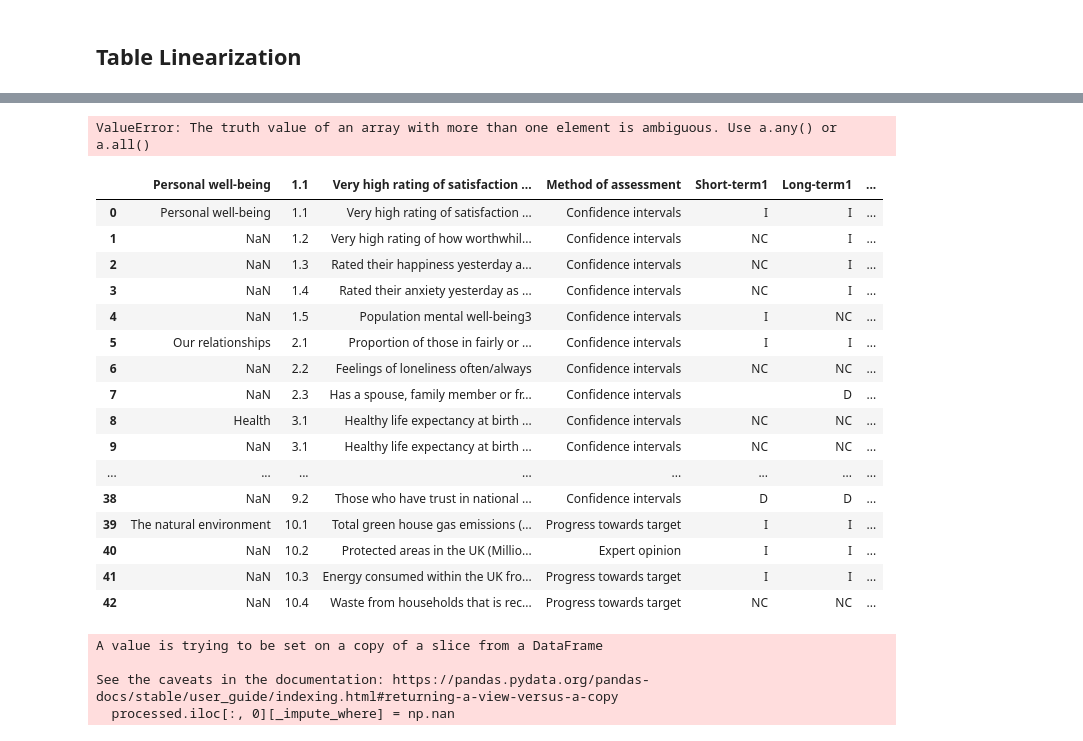
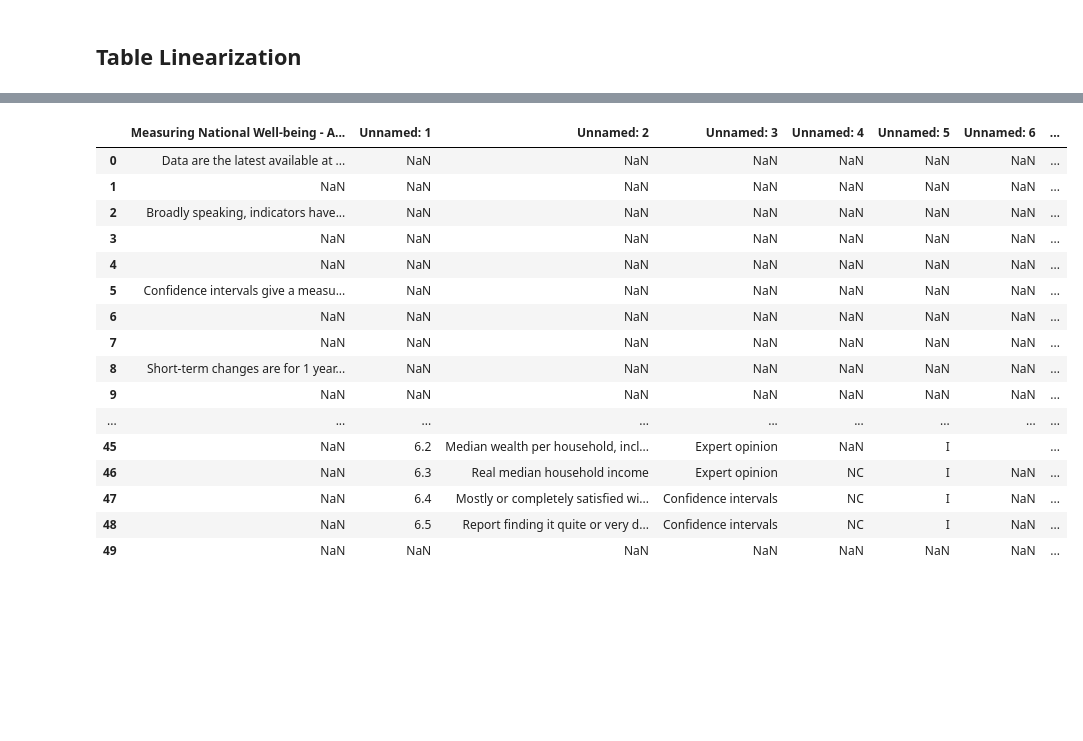
Before and after one commit to pafitis/thesis, a Jupyter notebook: table_linearizer.ipynb, the cells around one changed output, grey strips where cells are left out. Drawn from its saved outputs; the diff is of its cells as text; code cells hidden in the pictures; blank space fills up the shorter version.

```diff
--- a/table_linearizer.ipynb
+++ b/table_linearizer.ipynb
@@ -259,5 +258,0 @@ processed.iloc[0] = processed.iloc[0].ffill()
-# %%
-import numpy as np
-np.array(processed.iloc[:, 0].values == '' or np.isnan).any()
-# %% [output]
-ValueError: The truth value of an array with more than one element is ambiguous. Use a.any() or a.all()
@@ -266,27 +259,20 @@ _impute_where = (processed.iloc[:, 0].values == '')
-# %%
-processed
-# %% [output]
-|  | Personal well-being | 1.1 | Very high rating of satisfaction ... | Method of assessment | Short-term1 | Long-term1 | ... |
-| 0 | Personal well-being | 1.1 | Very high rating of satisfaction ... | Confidence intervals | I | I | ... |
-| 1 | NaN | 1.2 | Very high rating of how worthwhil... | Confidence intervals | NC | I | ... |
-| 2 | NaN | 1.3 | Rated their happiness yesterday a... | Confidence intervals | NC | I | ... |
-| 3 | NaN | 1.4 | Rated their anxiety yesterday as ... | Confidence intervals | NC | I | ... |
-| 4 | NaN | 1.5 | Population mental well-being3 | Confidence intervals | I | NC | ... |
-| 5 | Our relationships | 2.1 | Proportion of those in fairly or ... | Confidence intervals | I | I | ... |
-| 6 | NaN | 2.2 | Feelings of loneliness often/always | Confidence intervals | NC | NC | ... |
-| 7 | NaN | 2.3 | Has a spouse, family member or fr... | Confidence intervals |  | D | ... |
-| 8 | Health | 3.1 | Healthy life expectancy at birth ... | Confidence intervals | NC | NC | ... |
-| 9 | NaN | 3.1 | Healthy life expectancy at birth ... | Confidence intervals | NC | NC | ... |
-| ... | ... | ... | ... | ... | ... | ... | ... |
-| 38 | NaN | 9.2 | Those who have trust in national ... | Confidence intervals | D | D | ... |
-| 39 | The natural environment | 10.1 | Total green house gas emissions (... | Progress towards target | I | I | ... |
-| 40 | NaN | 10.2 | Protected areas in the UK (Millio... | Expert opinion | I | I | ... |
-| 41 | NaN | 10.3 | Energy consumed within the UK fro... | Progress towards target | I | I | ... |
-| 42 | NaN | 10.4 | Waste from households that is rec... | Progress towards target | NC | NC | ... |
-# %%
-processed.iloc[:, 0][_impute_where] = np.nan
-# %% [output]
-A value is trying to be set on a copy of a slice from a DataFrame
-
-See the caveats in the documentation: https://pandas.pydata.org/pandas-docs/stable/user_guide/indexing.html#returning-a-view-versus-a-copy
-  processed.iloc[:, 0][_impute_where] = np.nan
+# %%
+df[:50]
+# %% [output]
+|  | Measuring National Well-being - A... | Unnamed: 1 | Unnamed: 2 | Unnamed: 3 | Unnamed: 4 | Unnamed: 5 | Unnamed: 6 | ... |
+| 0 | Data are the latest available at ... | NaN | NaN | NaN | NaN | NaN | NaN | ... |
+| 1 | NaN | NaN | NaN | NaN | NaN | NaN | NaN | ... |
+| 2 | Broadly speaking, indicators have... | NaN | NaN | NaN | NaN | NaN | NaN | ... |
+| 3 | NaN | NaN | NaN | NaN | NaN | NaN | NaN | ... |
+| 4 | NaN | NaN | NaN | NaN | NaN | NaN | NaN | ... |
+| 5 | Confidence intervals give a measu... | NaN | NaN | NaN | NaN | NaN | NaN | ... |
+| 6 | NaN | NaN | NaN | NaN | NaN | NaN | NaN | ... |
+| 7 | NaN | NaN | NaN | NaN | NaN | NaN | NaN | ... |
+| 8 | Short-term changes are for 1 year... | NaN | NaN | NaN | NaN | NaN | NaN | ... |
+| 9 | NaN | NaN | NaN | NaN | NaN | NaN | NaN | ... |
+| ... | ... | ... | ... | ... | ... | ... | ... | ... |
+| 45 | NaN | 6.2 | Median wealth per household, incl... | Expert opinion | NaN | I |  | ... |
+| 46 | NaN | 6.3 | Real median household income | Expert opinion | NC | I | NaN | ... |
+| 47 | NaN | 6.4 | Mostly or completely satisfied wi... | Confidence intervals | NC | I | NaN | ... |
+| 48 | NaN | 6.5 | Report finding it quite or very d... | Confidence intervals | NC | I | NaN | ... |
+| 49 | NaN | NaN | NaN | NaN | NaN | NaN | NaN | ... |
```
Also changed, not shown: parts of 4 cells of this notebook, 3 other files.
